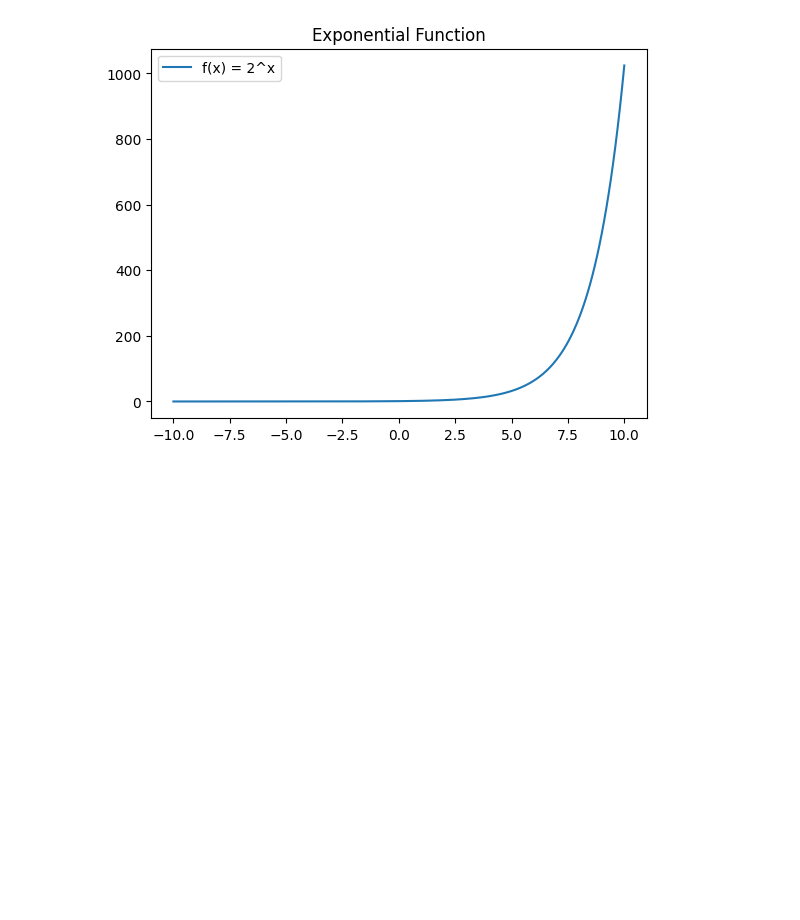
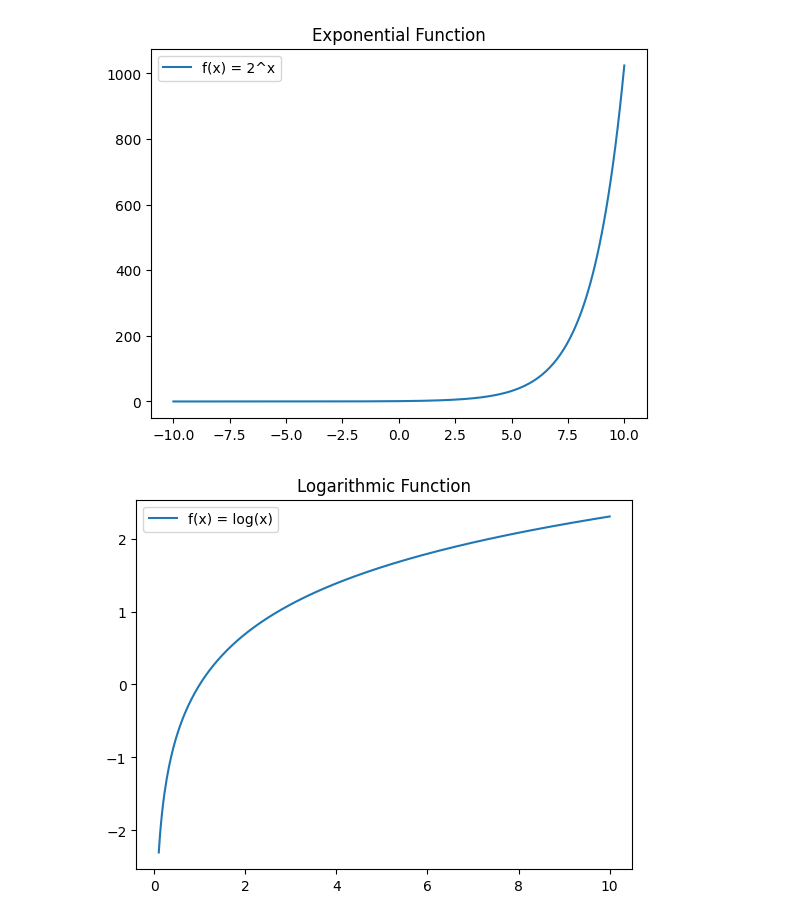
Before and after one commit to nova888/Data-Science, a Jupyter notebook: Kalkulus.ipynb, the cells around one changed output. Drawn from its saved outputs; the diff is of its cells as text; code cells hidden in the pictures; blank space fills up the shorter version.

```diff
--- a/Kalkulus.ipynb
+++ b/Kalkulus.ipynb
@@ -53,3 +53,12 @@ plt.legend()
 plt.show()
 # %% [output]
 [figure]
+# %%
+x = np.linspace(0.1, 10, 400)
+y = np.log(x)
+plt.plot(x, y, label='f(x) = log(x)')
+plt.title("Logarithmic Function")
+plt.legend()
+plt.show()
+# %% [output]
+[figure, added]
```
Also changed, not shown: parts of 5 cells of this notebook.
